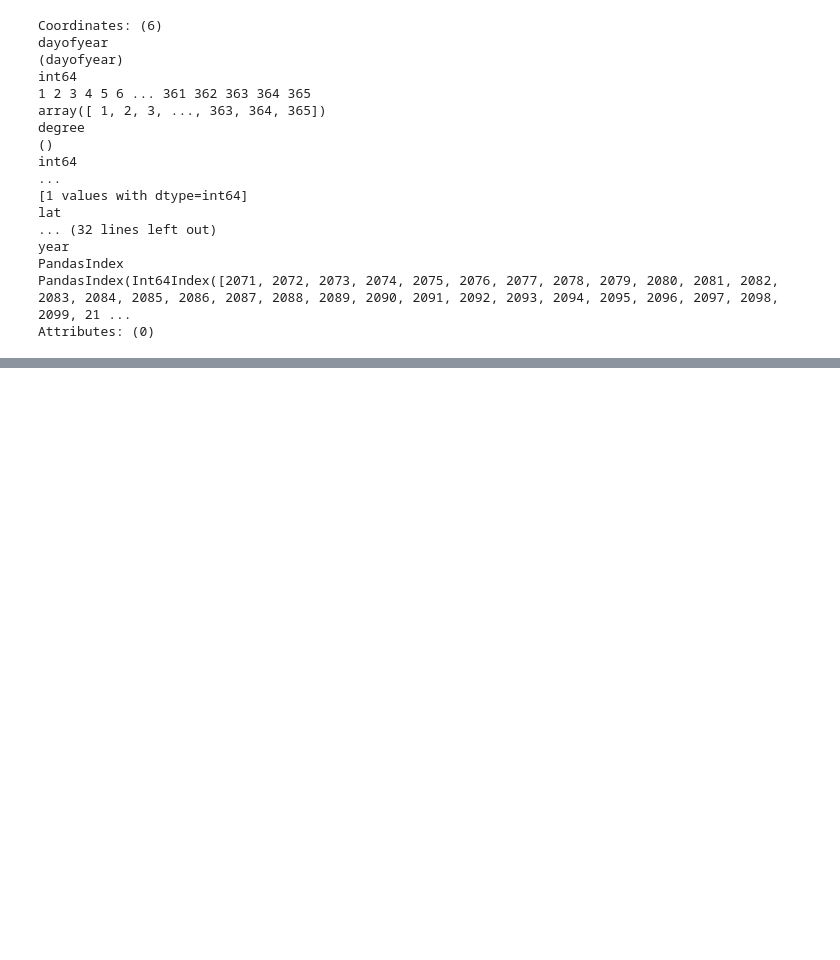
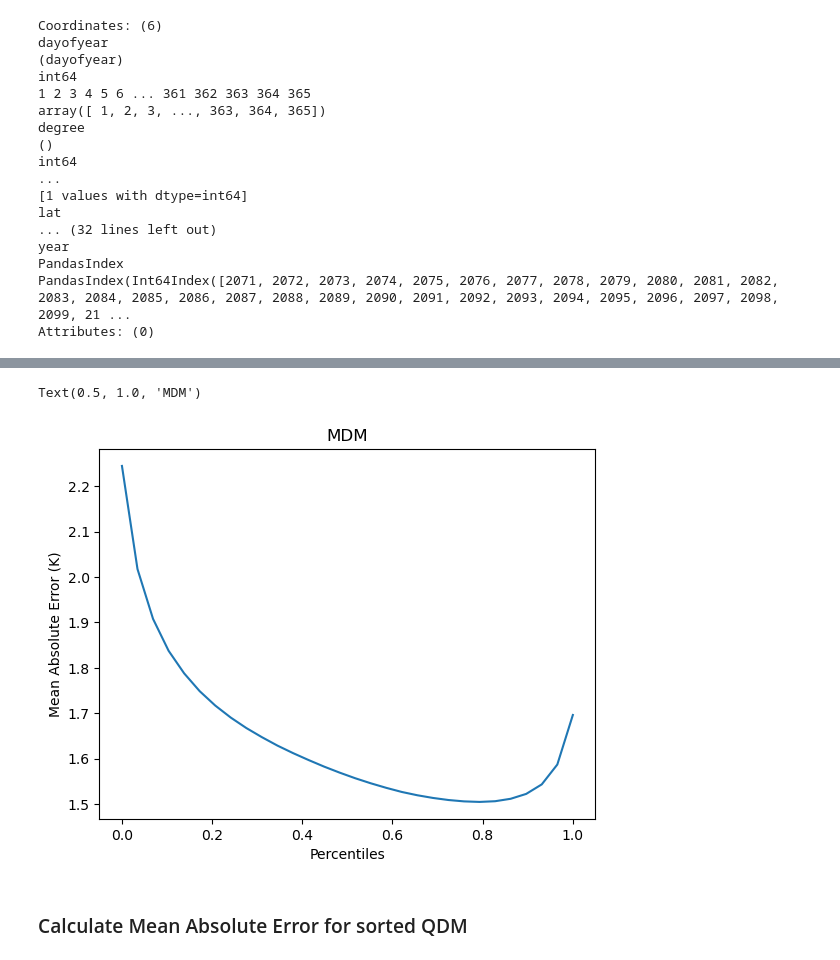
Before and after one commit to hrhampapura/moment_delta_mapping, a Jupyter notebook: lens_analysis/notebooks/CMIP6-MDM.ipynb, the cells around one changed output, grey strips where cells are left out. Cells and saved outputs as stored; diff of their text form; code cells hidden in the pictures; blank space fills up the shorter version.

```diff
--- a/lens_analysis/notebooks/CMIP6-MDM.ipynb
+++ b/lens_analysis/notebooks/CMIP6-MDM.ipynb
@@ -262,0 +430,9 @@ plt.xlim(0,1.0)
+# %%
+qpi_sqdm  = xr.apply_ufunc(
+    np.sort,
+    qpi_qdm,
+    input_core_dims=[['quantile']],
+    output_core_dims=[['quantile']],
+    dask='parallelized'
+)
+qpi_sqdm
@@ -262,0 +666,12 @@ plt.xlim(0,1.0)
+# %%
+mdm_mae = xr.open_zarr(cvals+'cmip6_mdm_mae_324examples.zarr').tmax
+#
+mdm_mae.sel(model_id=model_name,obs_id=obs_name).plot()
+plt.ylabel('Mean Absolute Error (K)')
+plt.xlabel('Percentiles')
+plt.title('MDM')
+# %% [output]
+Text(0.5, 1.0, 'MDM')
+[figure, added]
+# %% [markdown]
+### Calculate Mean Absolute Error for sorted QDM
```
Also changed, not shown: parts of 60 cells of this notebook, 2 other files.
